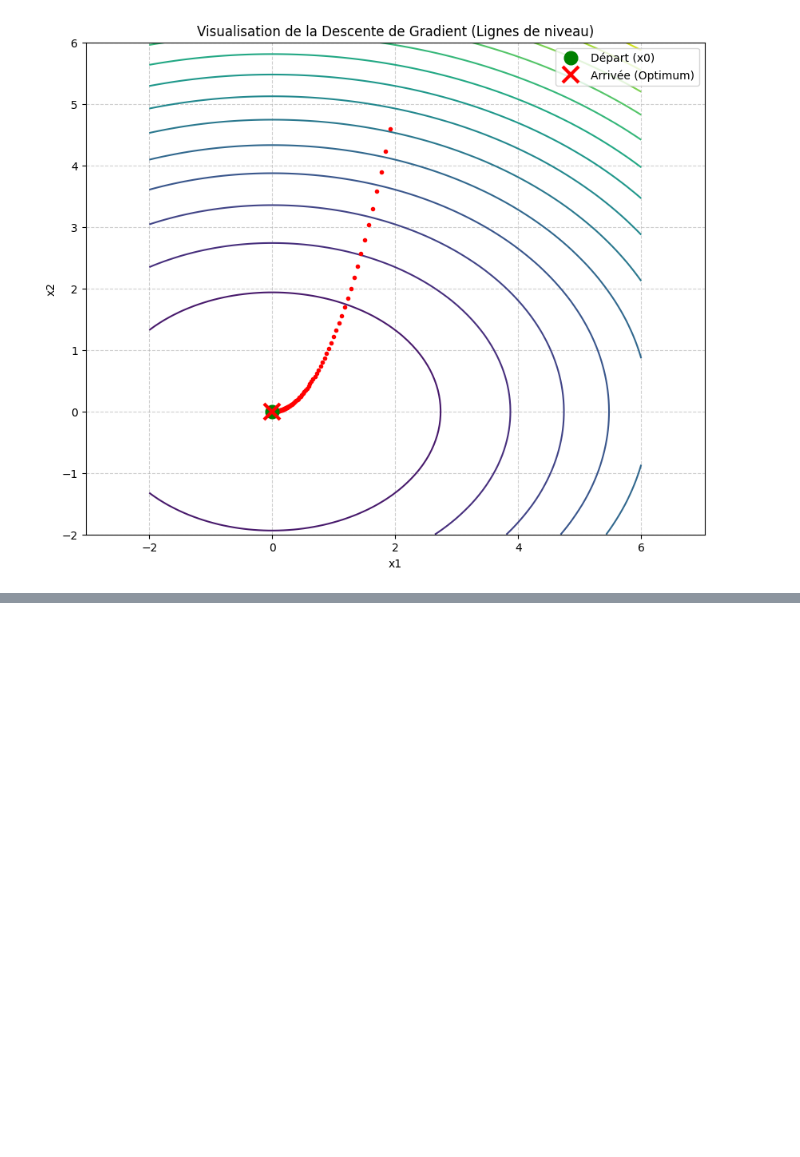
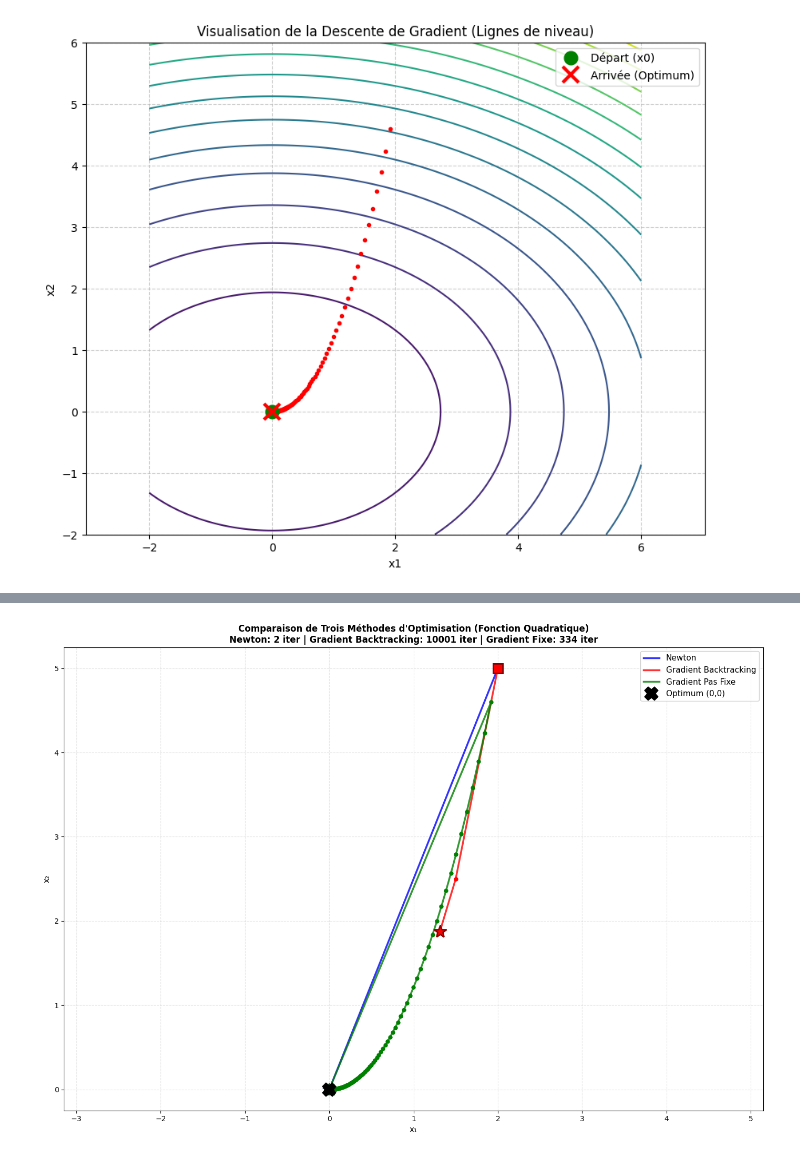
Before and after one commit to hamzajer/BACO, a Jupyter notebook: TP-BACO-Sujet.ipynb, the cells around one changed output, grey strips where cells are left out. Drawn from its saved outputs; the diff is of its cells as text; code cells hidden in the pictures; blank space fills up the shorter version.

```diff
--- a/TP-BACO-Sujet.ipynb
+++ b/TP-BACO-Sujet.ipynb
@@ -209,0 +389,89 @@ minimum trouver apres 333 iterations
+# %%
+def hess_f_quad(x):
+    return [[a,0],[0,b]]
+
+histnewton = newton_method(f_quad,grad_f_quad,hess_f_quad,[2,5],1e-5, 10000)
+hist = gradient_descent_backtracking(f_quad, grad_f_quad, [2,5], 2, 0.25, 0.5, 1e-5)
+hist_gradient = gradient_descent(f_quad,grad_f_quad,[2,5],0.01,1e-5)
+
+
+newton_x = [point[0] for point in histnewton]
+newton_y = [point[1] for point in histnewton]
+
+# Extraction des coordonnées pour Gradient Backtracking
+backtrack_x = [point[0] for point in hist]
+backtrack_y = [point[1] for point in hist]
+
+# Extraction des coordonnées pour Gradient à pas fixe
+gradient_x = [point[0] for point in hist_gradient]
+gradient_y = [point[1] for point in hist_gradient]
+
+# Détermination des limites de la grille (incluant les trois trajectoires)
+all_x = newton_x + backtrack_x + gradient_x
+all_y = newton_y + backtrack_y + gradient_y
+
+x_min = min(all_x) - 0.5
+x_max = max(all_x) + 0.5
+y_min = min(all_y) - 0.5
+y_max = max(all_y) + 0.5
+
+# Création de la grille pour les lignes de niveau
+n_points = 200
+x_grid = [x_min + i * (x_max - x_min) / (n_points - 1) for i in range(n_points)]
+y_grid = [y_min + i * (y_max - y_min) / (n_points - 1) for i in range(n_points)]
+
+# Création de X, Y et Z pour les contours (fonction quadratique)
+X = [[x for x in x_grid] for _ in range(n_points)]
+Y = [[y_grid[i] for _ in range(n_points)] for i in range(n_points)]
+Z = [[f_quad([X[i][j], Y[i][j]]) for j in range(n_points)] for i in range(n_points)]
+
+# Affichage
+plt.figure(figsize=(14, 10))
+
+# Trajectoire Newton (BLEU)
+plt.plot(newton_x, newton_y, 'b-', label='Newton', linewidth=2.5, alpha=0.8, zorder=3)
+plt.plot(newton_x, newton_y, 'b.', markersize=10, zorder=4)
+plt.plot(newton_x[0], newton_y[0], 'bs', markersize=13,
+         markeredgecolor='darkblue', markeredgewidth=2, zorder=5)
+plt.plot(newton_x[-1], newton_y[-1], 'b*', markersize=18,
+         markeredgecolor='darkblue', markeredgewidth=2, zorder=5)
+
+# Trajectoire Gradient avec Backtracking (ROUGE)
+plt.plot(backtrack_x, backtrack_y, 'r-', label='Gradient Backtracking',
+         linewidth=2.5, alpha=0.8, zorder=3)
+plt.plot(backtrack_x, backtrack_y, 'r.', markersize=10, zorder=4)
+plt.plot(backtrack_x[0], backtrack_y[0], 'rs', markersize=13,
+         markeredgecolor='darkred', markeredgewidth=2, zorder=5)
+plt.plot(backtrack_x[-1], backtrack_y[-1], 'r*', markersize=18,
+         markeredgecolor='darkred', markeredgewidth=2, zorder=5)
+
+# Trajectoire Gradient à pas fixe (VERT)
+plt.plot(gradient_x, gradient_y, 'g-', label='Gradient Pas Fixe',
+         linewidth=2.5, alpha=0.8, zorder=3)
+plt.plot(gradient_x, gradient_y, 'g.', markersize=10, zorder=4)
+plt.plot(gradient_x[0], gradient_y[0], 'gs', markersize=13,
+         markeredgecolor='darkgreen', markeredgewidth=2, zorder=5)
+plt.plot(gradient_x[-1], gradient_y[-1], 'g*', markersize=18,
+         markeredgecolor='darkgreen', markeredgewidth=2, zorder=5)
+
+# Marquer l'optimum
+plt.plot(0, 0, 'kX', markersize=16, markeredgewidth=3,
+         label='Optimum (0,0)', zorder=6)
+
+plt.title(f"Comparaison de Trois Méthodes d'Optimisation (Fonction Quadratique)\n" +
+          f"Newton: {len(histnewton)} iter | " +
+          f"Gradient Backtracking: {len(hist)} iter | " +
+          f"Gradient Fixe: {len(hist_gradient)} iter",
+          fontsize=12, fontweight='bold')
+plt.xlabel("x₁", fontsize=11)
+plt.ylabel("x₂", fontsize=11)
+plt.legend(loc='best', fontsize=11, framealpha=0.9)
+plt.grid(True, linestyle='--', alpha=0.3)
+plt.axis('equal')
+
+# Afficher quelques statistiques
+
+
+plt.tight_layout()
+plt.show()
+# %% [output]
@@ -209,0 +479 @@ minimum trouver apres 333 iterations
+[figure, added]
```
Also changed, not shown: parts of 9 cells of this notebook.
